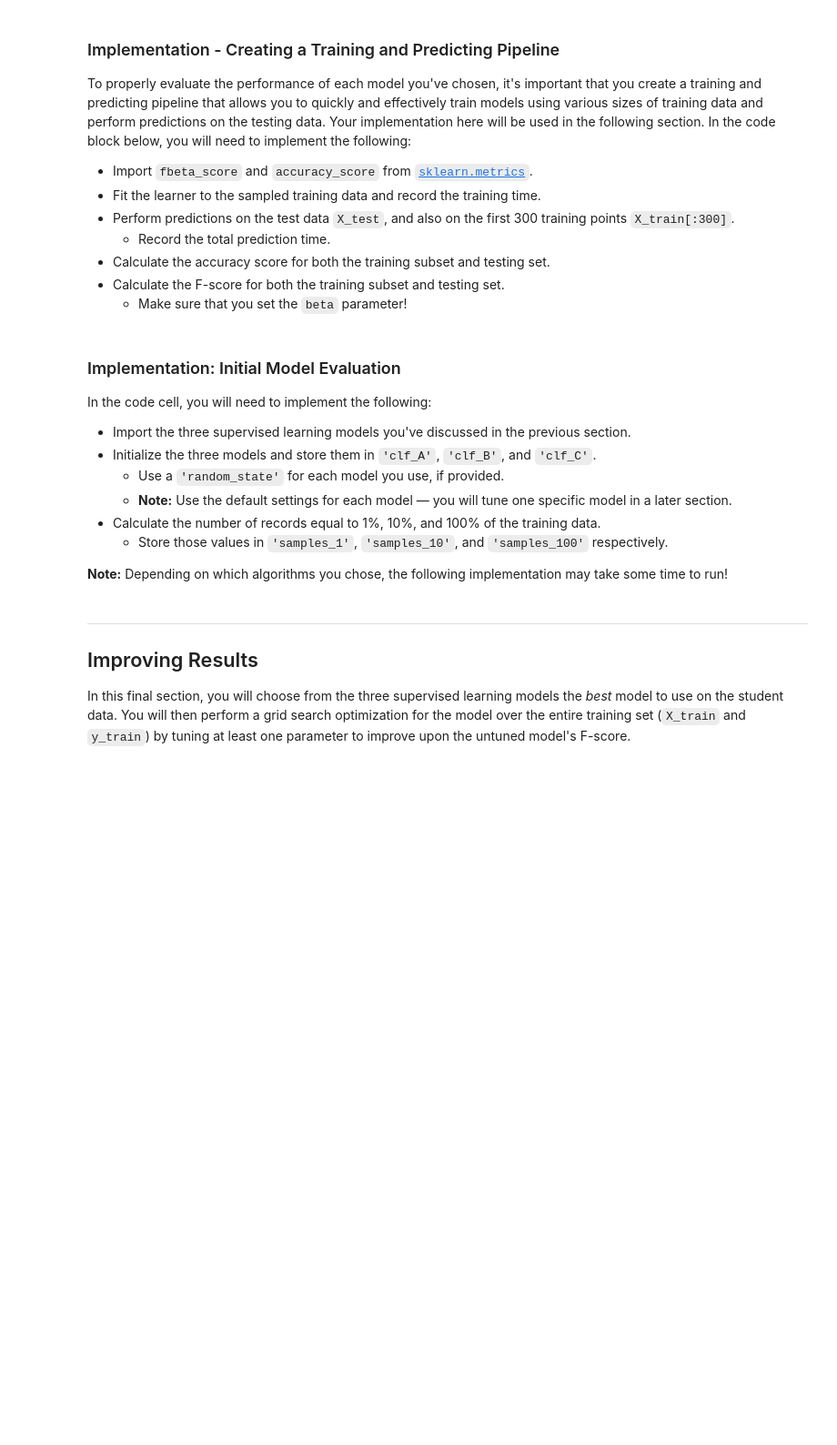
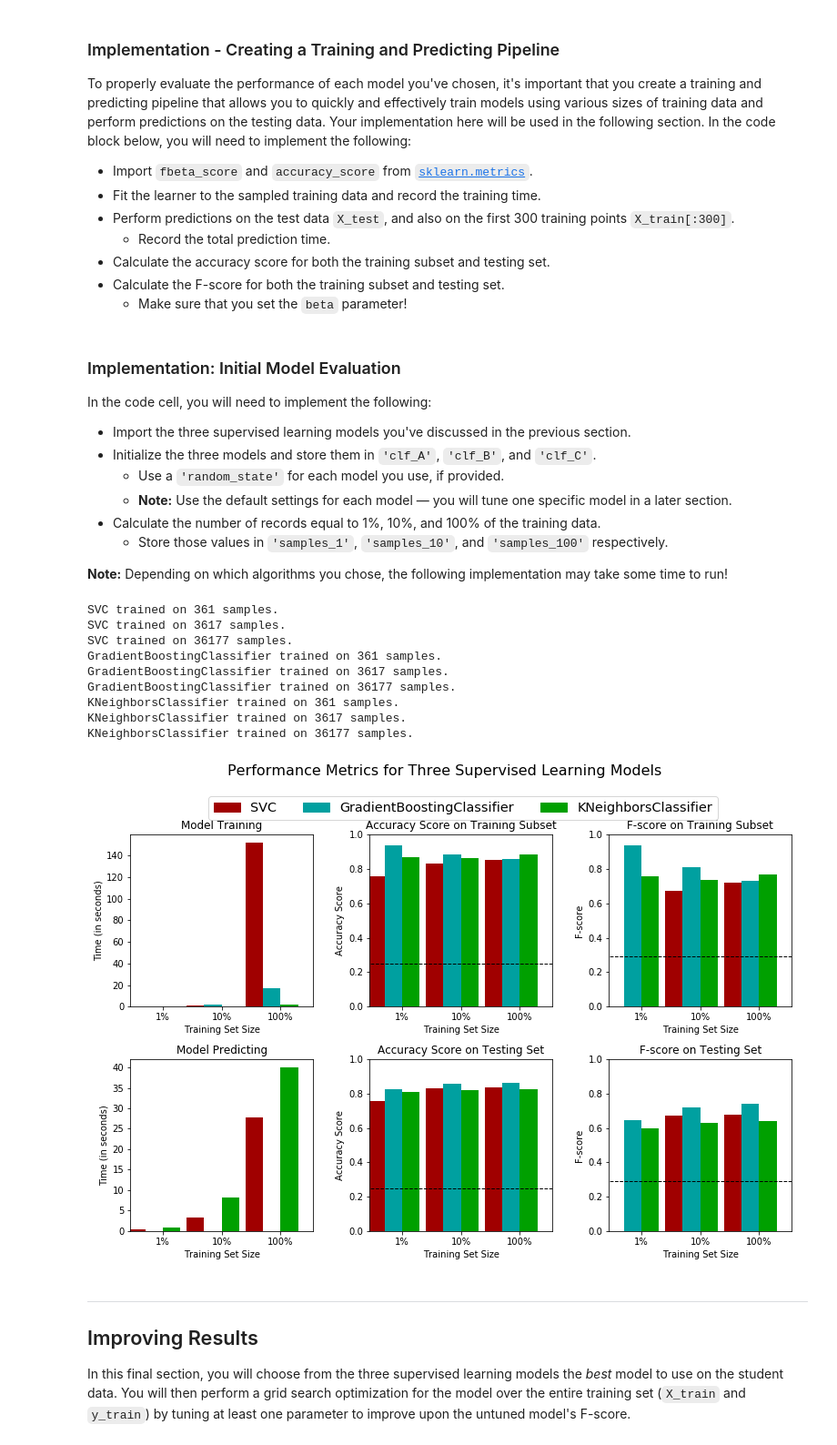
Before and after one commit to divya-nk/udacity-ml-nanodegree-projects, a Jupyter notebook: finding_donors/finding_donors.ipynb, the cells around one changed output. Shown at 91% size. Cells and saved outputs as stored; diff of their text form; code cells hidden in the pictures; blank space fills up the shorter version.

```diff
--- a/finding_donors/finding_donors.ipynb
+++ b/finding_donors/finding_donors.ipynb
@@ -164,7 +164,7 @@ Additionally, as with the non-numeric features, we need to convert the non-numer
 features_final = pd.get_dummies(features_log_minmax_transform)
 
 # TODO: Encode the 'income_raw' data to numerical values
-income = income_raw.apply(lambda x: 1 if x == '>50K' else 0)
+income = pd.Series(income_raw.apply(lambda x: 1 if x == '>50K' else 0))
 
 # Print the number of features after one-hot encoding
 encoded = list(features_final.columns)
@@ -247,7 +247,7 @@ TN = 0 # No predicted negatives in the naive case
 FN = 0 # No predicted negatives in the naive case
 '''
 # TODO: Calculate accuracy, precision and recall
-accuracy = float((np.sum(income)+0))/float(income.count())
+accuracy = float((np.sum(income)+0))/float(income.size)
 recall = float(np.sum(income))/float((np.sum(income)+0))
 precision = accuracy # only for this case, = np.sum(income)/(np.sum(income) + (income.count() - np.sum(income)))
 
@@ -374,30 +374,42 @@ In the code cell, you will need to implement the following:
 # %%
 # TODO: Import the three supervised learning models from sklearn
 from sklearn import svm
-from sklearn.ensemble import AdaBoostClassifier
+#from sklearn.ensemble import AdaBoostClassifier
+from sklearn.ensemble import GradientBoostingClassifier
 from sklearn.neighbors import KNeighborsClassifier
 
 # TODO: Initialize the three models
-#clf_A = svm.SVC()
-clf_B = AdaBoostClassifier()
+clf_A = svm.SVC()
+clf_B = GradientBoostingClassifier()
 clf_C = KNeighborsClassifier()
 
 # TODO: Calculate the number of samples for 1%, 10%, and 100% of the training data
 # HINT: samples_100 is the entire training set i.e. len(y_train)
 # HINT: samples_10 is 10% of samples_100
 # HINT: samples_1 is 1% of samples_100
 samples_100 = len(y_train)
 samples_10 = int(.10 * samples_100)
 samples_1 = int(0.01 * samples_100)
 
 # Collect results on the learners
 results = {}
 for clf in [clf_A, clf_B, clf_C]:
     clf_name = clf.__class__.__name__
     results[clf_name] = {}
     for i, samples in enumerate([samples_1, samples_10, samples_100]):
         results[clf_name][i] = \
         train_predict(clf, samples, X_train, y_train, X_test, y_test)
 
 # Run metrics visualization for the three supervised learning models chosen
 vs.evaluate(results, accuracy, fscore)
+# %% [output]
+SVC trained on 361 samples.
+SVC trained on 3617 samples.
+SVC trained on 36177 samples.
+GradientBoostingClassifier trained on 361 samples.
+GradientBoostingClassifier trained on 3617 samples.
+GradientBoostingClassifier trained on 36177 samples.
+KNeighborsClassifier trained on 361 samples.
+KNeighborsClassifier trained on 3617 samples.
+KNeighborsClassifier trained on 36177 samples.
+[figure, added]
```
Also changed, not shown: parts of 19 cells of this notebook.
